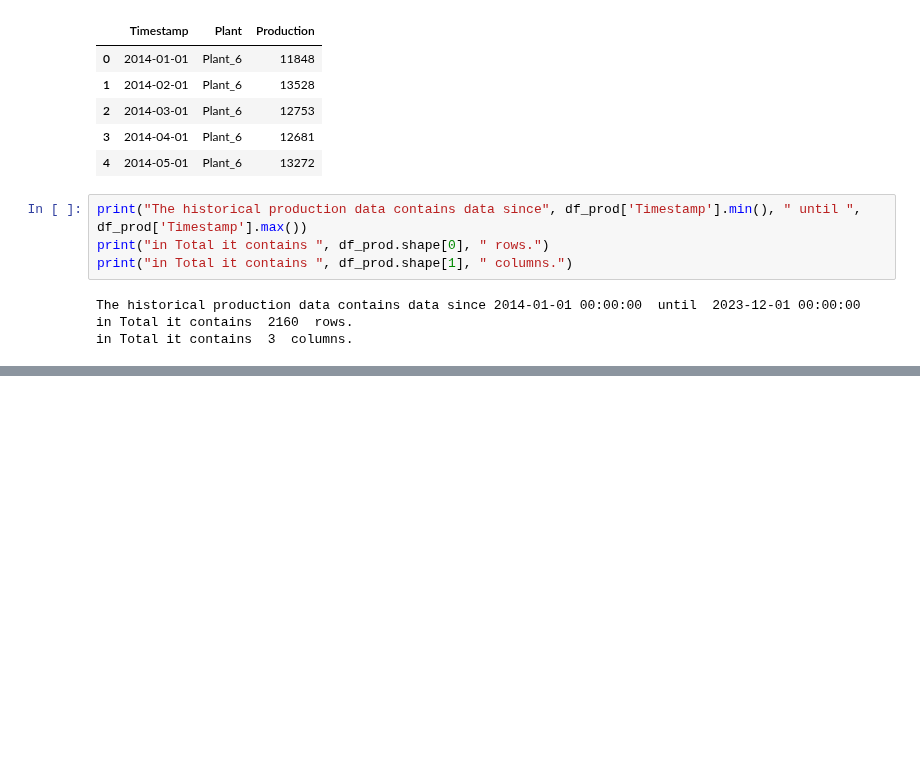
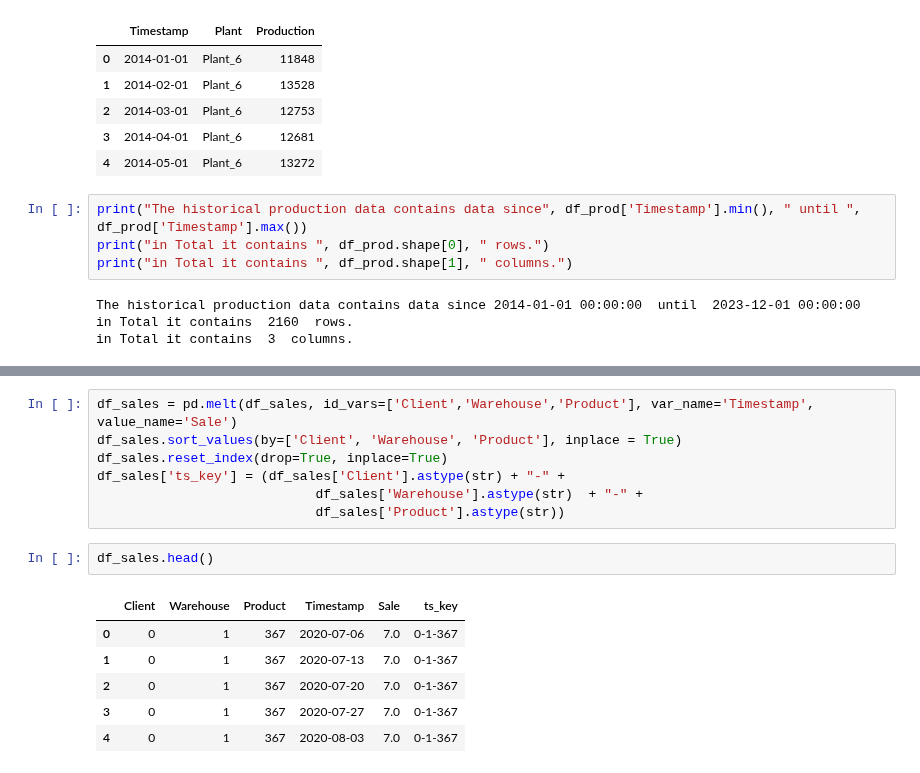
Before and after one commit to john2408/project_data_analytics, a Jupyter notebook: references/topic-ideas.ipynb, the cells around one changed output, grey strips where cells are left out. Saved outputs shown, nothing was run; the diff lists cells and outputs as text; blank space fills up the shorter version.

```diff
--- a/references/topic-ideas.ipynb
+++ b/references/topic-ideas.ipynb
@@ -227,0 +267,16 @@ in Total it contains  3  columns.
+# %%
+df_sales = pd.melt(df_sales, id_vars=['Client','Warehouse','Product'], var_name='Timestamp', value_name='Sale')
+df_sales.sort_values(by=['Client', 'Warehouse', 'Product'], inplace = True)
+df_sales.reset_index(drop=True, inplace=True)
+df_sales['ts_key'] = (df_sales['Client'].astype(str) + "-" +
+                            df_sales['Warehouse'].astype(str)  + "-" +
+                            df_sales['Product'].astype(str))
+# %%
+df_sales.head()
+# %% [output]
+|  | Client | Warehouse | Product | Timestamp | Sale | ts_key |
+| 0 | 0 | 1 | 367 | 2020-07-06 | 7.0 | 0-1-367 |
+| 1 | 0 | 1 | 367 | 2020-07-13 | 7.0 | 0-1-367 |
+| 2 | 0 | 1 | 367 | 2020-07-20 | 7.0 | 0-1-367 |
+| 3 | 0 | 1 | 367 | 2020-07-27 | 7.0 | 0-1-367 |
+| 4 | 0 | 1 | 367 | 2020-08-03 | 7.0 | 0-1-367 |
```
Also changed, not shown: parts of 12 cells of this notebook, 3 other files.
